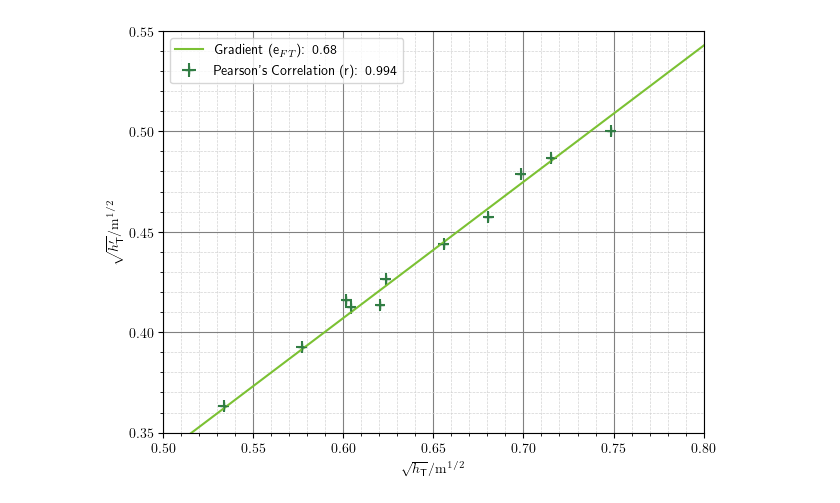
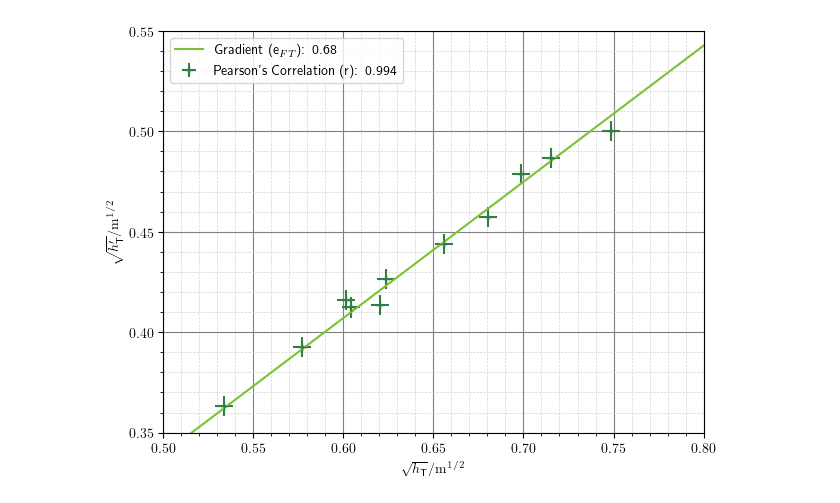
Before and after one commit to Aaryan-Varshney/practical-project-25, a Jupyter notebook: tennis-football-COR.ipynb, the cells around one changed output. Saved outputs shown, nothing was run; the diff lists cells and outputs as text; code cells hidden in the pictures.

```diff
--- a/tennis-football-COR.ipynb
+++ b/tennis-football-COR.ipynb
@@ -30,8 +30,8 @@ ylims = (0.35, 0.55)
 cross_colour = '#317d44'
 line_colour = '#7bc133'
 
-xerror = 0.003
-yerror = 0.003
+xerror = 0.005
+yerror = 0.005
 
 plt.errorbar(x, y, xerr=xerror, yerr=yerror, fmt='+', color=cross_colour, label = f'Pearson\'s Correlation (r): {round(corr, 3)}')
 
@@ -50,31 +50,31 @@ trendline_y = slope * trendline_x
 plt.plot(trendline_x, trendline_y, color=line_colour, label = f"Gradient (e$_{{FT}}$): {round(slope, 2)}")
 
 # Set the scales of both axes
 plt.xlim(xlims)
 plt.ylim(ylims)
 
 x_tick_positions = np.arange(xlims[0], xlims[1], 0.05)
 plt.xticks(x_tick_positions)
 
 y_tick_positions = np.arange(ylims[0], ylims[1], 0.05)
 plt.yticks(y_tick_positions)
 
 # Add gridlines
 plt.grid(which='major', color='gray', linestyle='-', linewidth=0.8)  # Major gridlines
 plt.minorticks_on()  # Enable minor ticks
 plt.grid(which='minor', color='lightgray', linestyle='--', linewidth=0.5)  # Minor gridlines
 
 # Minor ticks will automatically appear halfway between major ticks
 
 
 plt.legend()
 # plt.figure(dpi=600)
 
 
 plt.tight_layout()
 
 plt.savefig(r"C:\Coding\practical-project-25\graphs\COR/eFT.png", dpi=600)
 
 plt.show()
 # %% [output]
-[figure, old version]
+[figure, new version]
```
Also changed, not shown: 12 other files.
